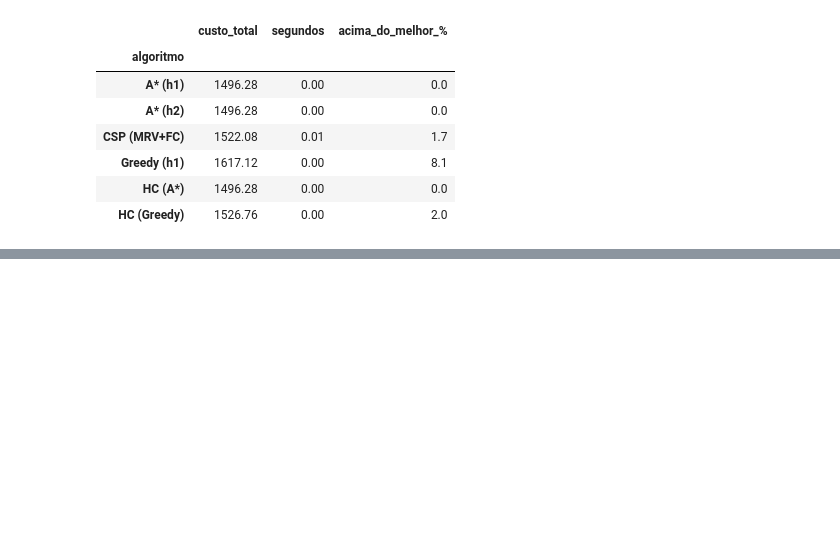
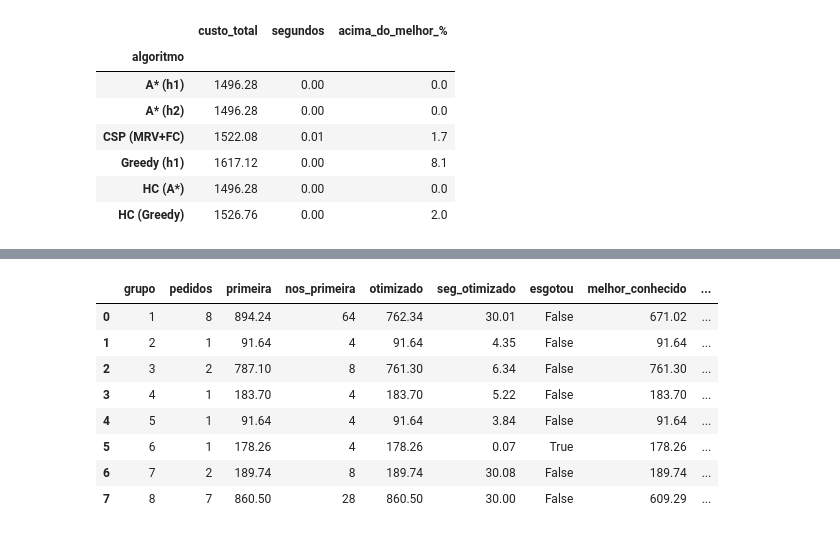
Before and after one commit to disilva021P/IA26_P01_G13, a Jupyter notebook: Proj01.ipynb, the cells around one changed output, grey strips where cells are left out. Cells and saved outputs as stored; diff of their text form; code cells hidden in the pictures; blank space fills up the shorter version.

```diff
--- a/Proj01.ipynb
+++ b/Proj01.ipynb
@@ -398,0 +402,23 @@ Grupos resolvidos por todos os algoritmos: [2, 3, 4, 5, 6, 7]
+# %%
+kw = dict(var_order="mrv", value_order="soft", forward_checking=True, time_limit=30)
+rows = []
+for i, g in enumerate(temporal_groups(P), 1):
+    Q = P.subset([P.req[r].id for r in g])
+    a = csp_complete(Q, optimize=False, **kw)
+    b = csp_complete(Q, optimize=True, **kw)
+    rows.append(dict(grupo=i, pedidos=Q.n, primeira=a["cost"], nos_primeira=a["nodes"],
+                     otimizado=b["cost"], seg_otimizado=round(b["seconds"], 2), esgotou=b["complete"]))
+csp_opt = pd.DataFrame(rows)
+csp_opt["melhor_conhecido"] = csp_opt.grupo.map(df.groupby("grupo")["custo"].min())
+csp_opt["otimizado_acima_%"] = ((csp_opt.otimizado / csp_opt.melhor_conhecido - 1) * 100).round(1)
+csp_opt
+# %% [output]
+|  | grupo | pedidos | primeira | nos_primeira | otimizado | seg_otimizado | esgotou | melhor_conhecido | ... |
+| 0 | 1 | 8 | 894.24 | 64 | 762.34 | 30.01 | False | 671.02 | ... |
+| 1 | 2 | 1 | 91.64 | 4 | 91.64 | 4.35 | False | 91.64 | ... |
+| 2 | 3 | 2 | 787.10 | 8 | 761.30 | 6.34 | False | 761.30 | ... |
+| 3 | 4 | 1 | 183.70 | 4 | 183.70 | 5.22 | False | 183.70 | ... |
+| 4 | 5 | 1 | 91.64 | 4 | 91.64 | 3.84 | False | 91.64 | ... |
+| 5 | 6 | 1 | 178.26 | 4 | 178.26 | 0.07 | True | 178.26 | ... |
+| 6 | 7 | 2 | 189.74 | 8 | 189.74 | 30.08 | False | 189.74 | ... |
+| 7 | 8 | 7 | 860.50 | 28 | 860.50 | 30.00 | False | 609.29 | ... |
```
Also changed, not shown: parts of 7 cells of this notebook.
